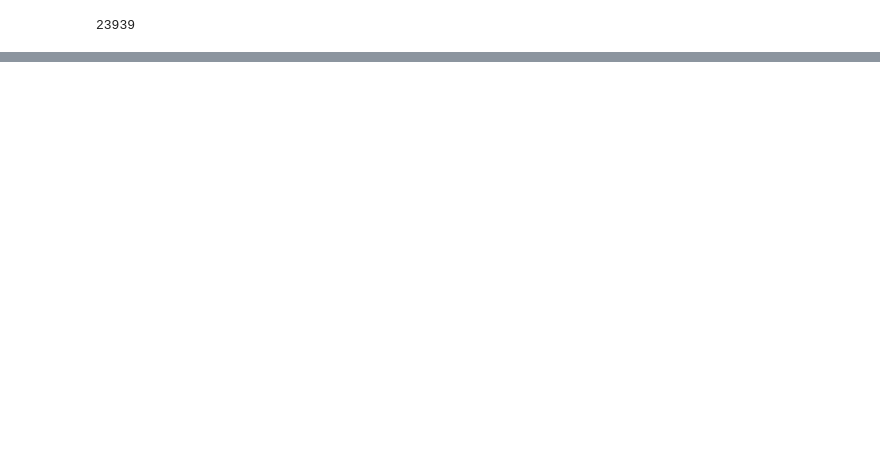
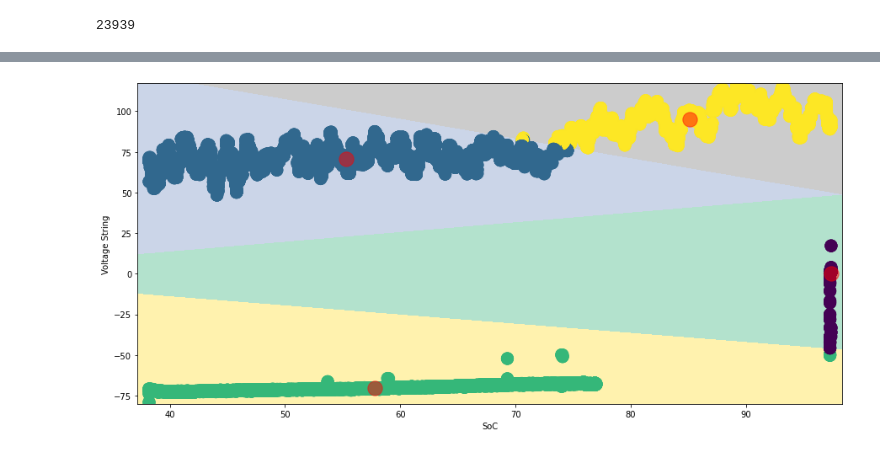
Before and after one commit to alefecrz/Data-Mining, a Jupyter notebook: src/server.ipynb, the cells around one changed output, grey strips where cells are left out. Cells and saved outputs as stored; diff of their text form; code cells hidden in the pictures; blank space fills up the shorter version.

```diff
--- a/src/server.ipynb
+++ b/src/server.ipynb
@@ -1242,0 +1359,20 @@ ValueError: could not convert string to float: 'Adequada'
+# %%
+labels2 = algorithm.labels_
+centroids2 = algorithm.cluster_centers_
+
+h = 0.02
+x_min, x_max = X2[:, 0].min() - 1, X2[:, 0].max() + 1
+y_min, y_max = X2[:, 1].min() - 1, X2[:, 1].max() + 1
+xx, yy = np.meshgrid(np.arange(x_min, x_max, h), np.arange(y_min, y_max, h))
+Z = algorithm.predict(np.c_[xx.ravel(), yy.ravel()])
+
+plt.figure(1 , figsize = (15 , 7) )
+plt.clf()
+Z2 = Z.reshape(xx.shape)
+plt.imshow(Z2 , interpolation='nearest', extent=(xx.min(), xx.max(), yy.min(), yy.max()), cmap = plt.cm.Pastel2, aspect = 'auto', origin='lower')
+plt.scatter( x = 'Bstring1_Battery_Soc' ,y = 'Bstring1_Battery_Current' , data = data_2 , c = labels2 , s = 200 )
+plt.scatter(x = centroids2[: , 0] , y =  centroids2[: , 1] , s = 300 , c = 'red' , alpha = 0.5)
+plt.ylabel('Voltage String') , plt.xlabel('SoC')
+plt.show()
+# %% [output]
+[figure, added]
```
Also changed, not shown: parts of 24 cells of this notebook.
